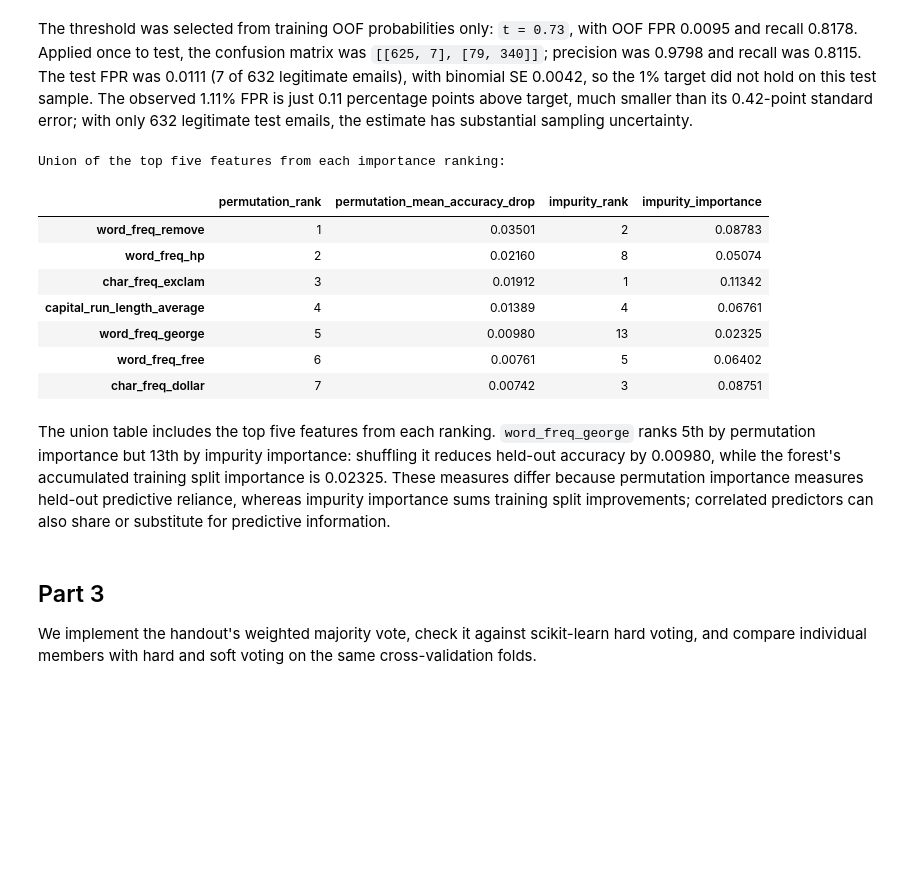
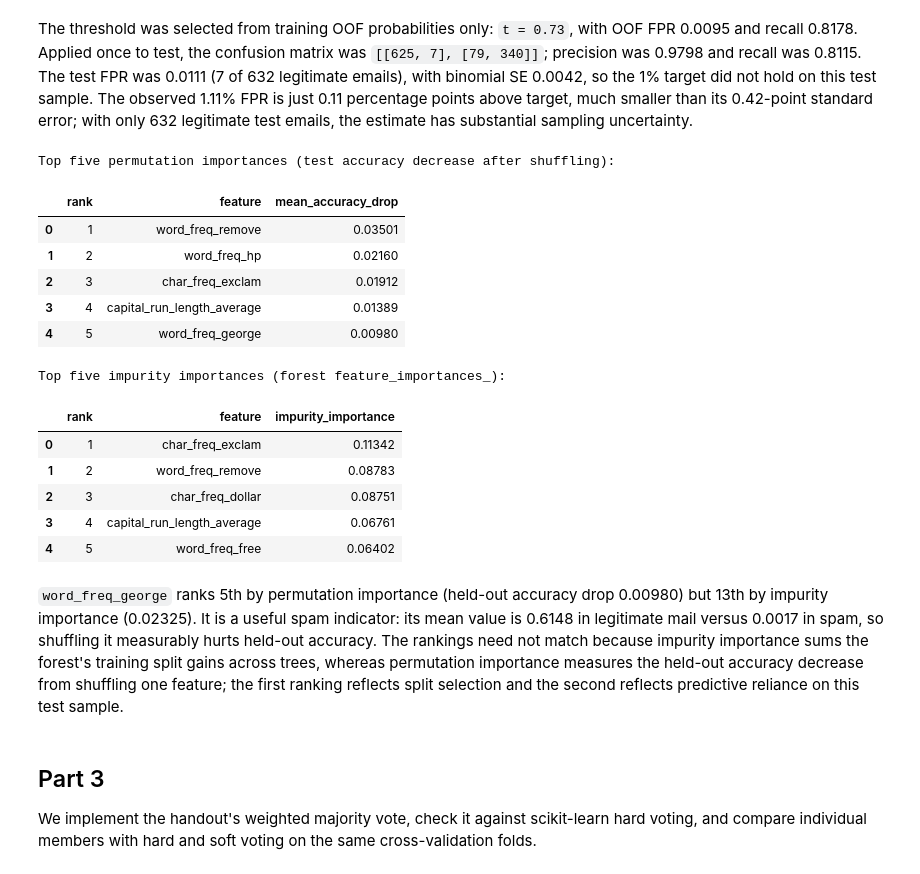
Before and after one commit to NurdauletZhussip-tech/zhussip_ML_task_4, a Jupyter notebook: zhussip_task4.ipynb, the cells around one changed output. Saved outputs shown, nothing was run; the diff lists cells and outputs as text; code cells hidden in the pictures; blank space fills up the shorter version.

Commit message:
part4: update feature importance tables and interpretations

```diff
--- a/zhussip_task4.ipynb
+++ b/zhussip_task4.ipynb
@@ -314,32 +314,38 @@ The threshold was selected from training OOF probabilities only: `t = 0.73`, wit
 # %%
 permutation = permutation_importance(
     rf, X_test, y_test, n_repeats=10, random_state=SEED, scoring="accuracy"
 )
 permutation_importance_mean = pd.Series(permutation.importances_mean, index=X_train.columns)
 impurity_importance = pd.Series(rf.feature_importances_, index=X_train.columns)
-top_permutation = permutation_importance_mean.nlargest(5)
-top_impurity = impurity_importance.nlargest(5)
-importance_features = top_permutation.index.union(top_impurity.index)
-importance_table = pd.DataFrame({
-    "permutation_rank": permutation_importance_mean.rank(method="min", ascending=False).loc[importance_features].astype(int),
-    "permutation_mean_accuracy_drop": permutation_importance_mean.loc[importance_features],
-    "impurity_rank": impurity_importance.rank(method="min", ascending=False).loc[importance_features].astype(int),
-    "impurity_importance": impurity_importance.loc[importance_features],
-}).sort_values(["permutation_rank", "impurity_rank"])
-print("Union of the top five features from each importance ranking:")
-display(importance_table.round(5))
+top_permutation = permutation_importance_mean.nlargest(5).rename("mean_accuracy_drop")
+top_impurity = impurity_importance.nlargest(5).rename("impurity_importance")
+permutation_top_five = top_permutation.reset_index()
+permutation_top_five.columns = ["feature", "mean_accuracy_drop"]
+permutation_top_five.insert(0, "rank", np.arange(1, len(permutation_top_five) + 1))
+impurity_top_five = top_impurity.reset_index()
+impurity_top_five.columns = ["feature", "impurity_importance"]
+impurity_top_five.insert(0, "rank", np.arange(1, len(impurity_top_five) + 1))
+print("Top five permutation importances (test accuracy decrease after shuffling):")
+display(permutation_top_five.round(5))
+print("Top five impurity importances (forest feature_importances_):")
+display(impurity_top_five.round(5))
 # %% [output]
-Union of the top five features from each importance ranking:
+Top five permutation importances (test accuracy decrease after shuffling):
-|  | permutation_rank | permutation_mean_accuracy_drop | impurity_rank | impurity_importance |
-| word_freq_remove | 1 | 0.03501 | 2 | 0.08783 |
-| word_freq_hp | 2 | 0.02160 | 8 | 0.05074 |
-| char_freq_exclam | 3 | 0.01912 | 1 | 0.11342 |
-| capital_run_length_average | 4 | 0.01389 | 4 | 0.06761 |
-| word_freq_george | 5 | 0.00980 | 13 | 0.02325 |
-| word_freq_free | 6 | 0.00761 | 5 | 0.06402 |
-| char_freq_dollar | 7 | 0.00742 | 3 | 0.08751 |
+|  | rank | feature | mean_accuracy_drop |
+| 0 | 1 | word_freq_remove | 0.03501 |
+| 1 | 2 | word_freq_hp | 0.02160 |
+| 2 | 3 | char_freq_exclam | 0.01912 |
+| 3 | 4 | capital_run_length_average | 0.01389 |
+| 4 | 5 | word_freq_george | 0.00980 |
+Top five impurity importances (forest feature_importances_):
+|  | rank | feature | impurity_importance |
+| 0 | 1 | char_freq_exclam | 0.11342 |
+| 1 | 2 | word_freq_remove | 0.08783 |
+| 2 | 3 | char_freq_dollar | 0.08751 |
+| 3 | 4 | capital_run_length_average | 0.06761 |
+| 4 | 5 | word_freq_free | 0.06402 |
 # %% [markdown]
-The union table includes the top five features from each ranking. `word_freq_george` ranks 5th by permutation importance but 13th by impurity importance: shuffling it reduces held-out accuracy by 0.00980, while the forest's accumulated training split importance is 0.02325. These measures differ because permutation importance measures held-out predictive reliance, whereas impurity importance sums training split improvements; correlated predictors can also share or substitute for predictive information.
+`word_freq_george` ranks 5th by permutation importance (held-out accuracy drop 0.00980) but 13th by impurity importance (0.02325). It is a useful spam indicator: its mean value is 0.6148 in legitimate mail versus 0.0017 in spam, so shuffling it measurably hurts held-out accuracy. The rankings need not match because impurity importance sums the forest's training split gains across trees, whereas permutation importance measures the held-out accuracy decrease from shuffling one feature; the first ranking reflects split selection and the second reflects predictive reliance on this test sample.
 # %% [markdown]
 ## Part 3
 
```
Also changed, not shown: parts of 3 cells of this notebook.
